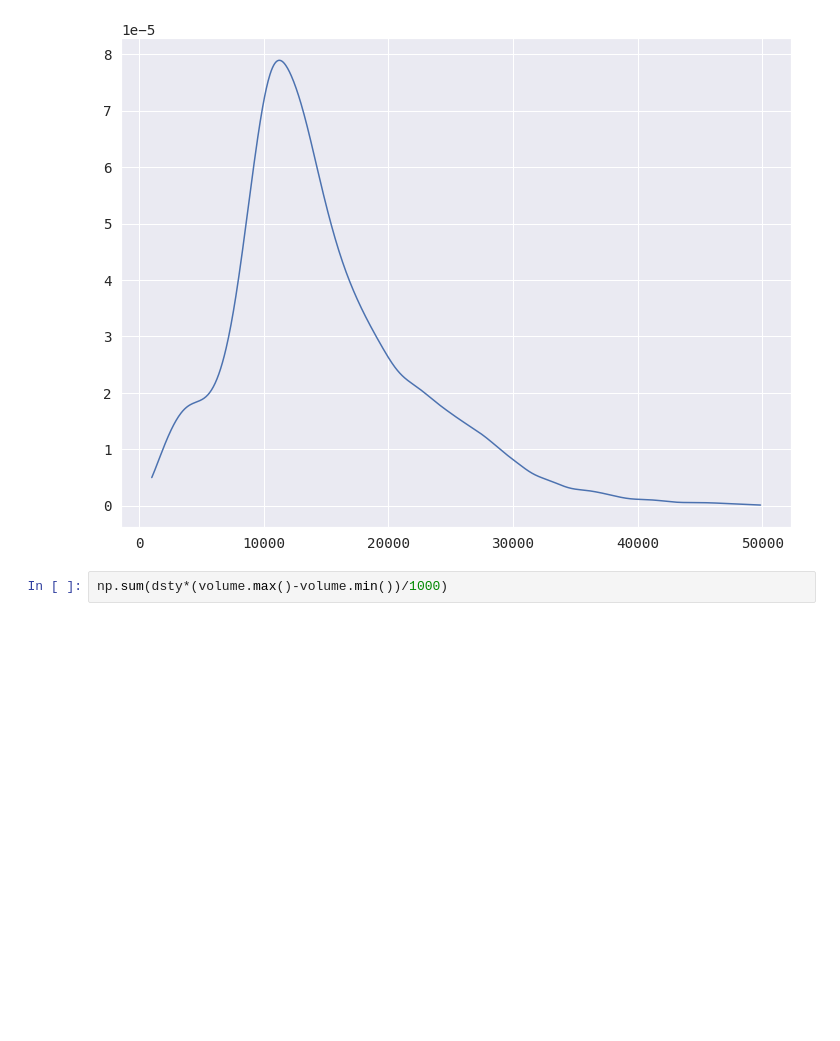
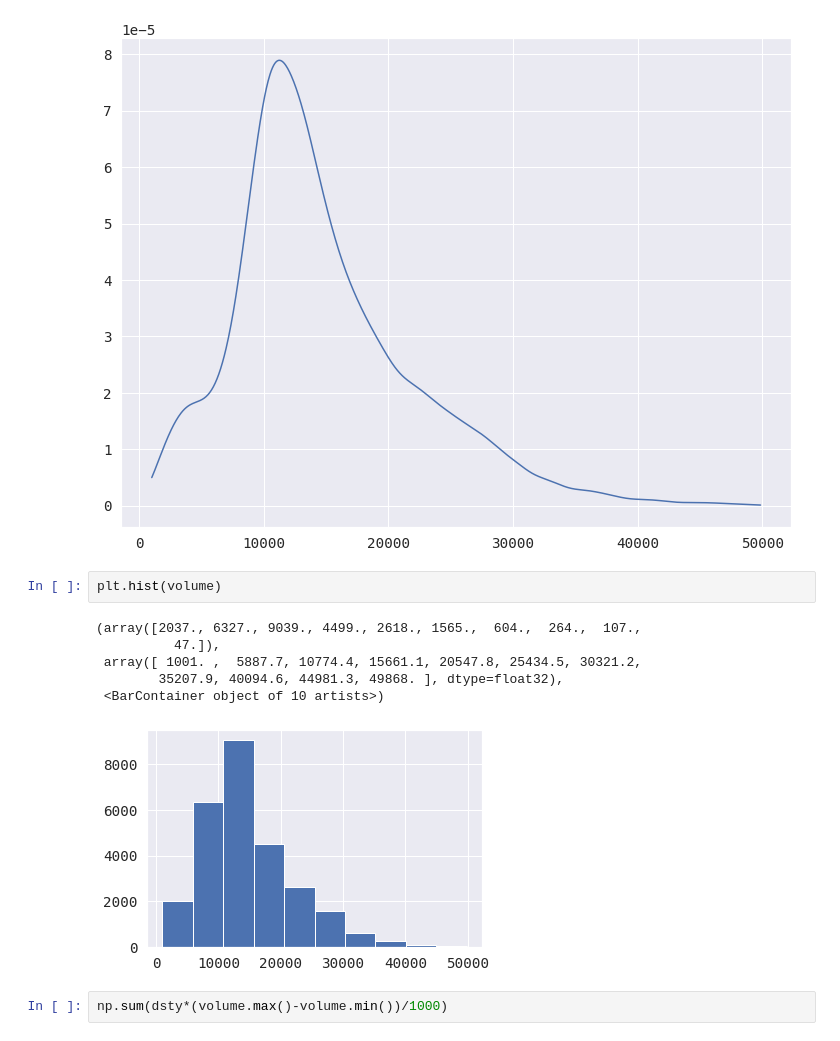
Before and after one commit to chua-n/soil, a Jupyter notebook: plotKde.ipynb, the cells around one changed output. Saved outputs shown, nothing was run; the diff lists cells and outputs as text; blank space fills up the shorter version.

```diff
--- a/plotKde.ipynb
+++ b/plotKde.ipynb
@@ -49,6 +47,15 @@ plt.plot(xPlot, dsty)
 # %% [output]
 [<matplotlib.lines.Line2D at 0x...>]
 [figure]
+# %%
+plt.hist(volume)
+# %% [output]
+(array([2037., 6327., 9039., 4499., 2618., 1565.,  604.,  264.,  107.,
+          47.]),
+ array([ 1001. ,  5887.7, 10774.4, 15661.1, 20547.8, 25434.5, 30321.2,
+        35207.9, 40094.6, 44981.3, 49868. ], dtype=float32),
+ <BarContainer object of 10 artists>)
+[figure, added]
 # %%
 np.sum(dsty*(volume.max()-volume.min())/1000)
 # %% [output]
```
Also changed, not shown: parts of 12 cells of this notebook, 2 other files.
